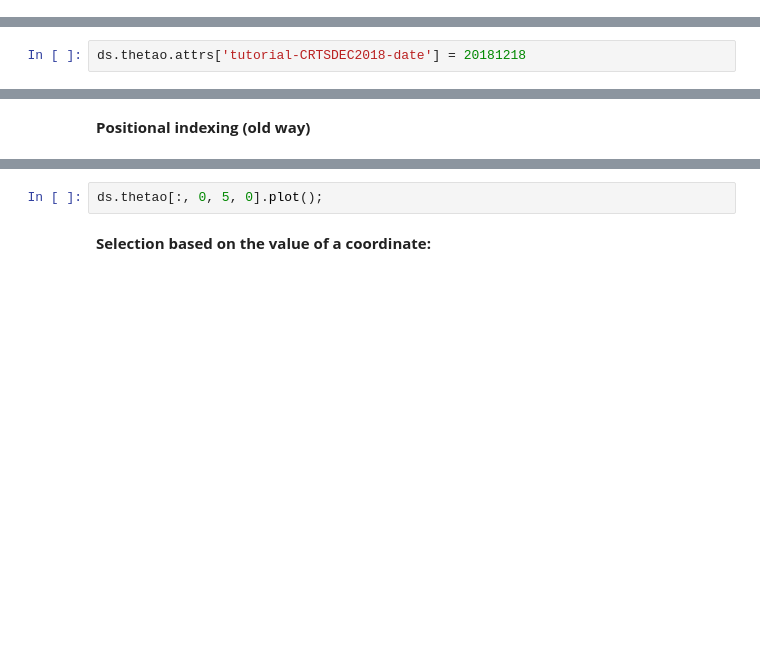
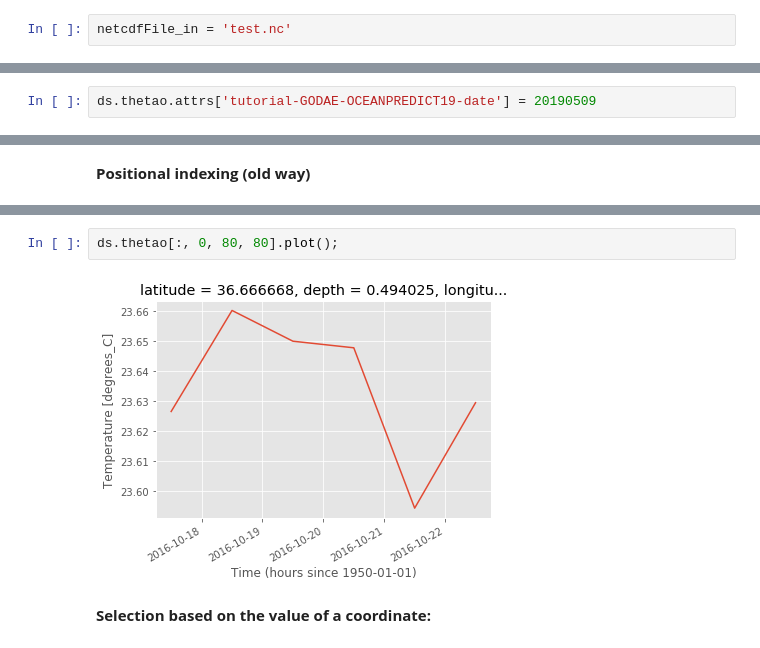
Before and after one commit to copernicusmarinegist/copernicus-venv, a Jupyter notebook: 00-Getting-Started.ipynb, the cells around one changed output, grey strips where cells are left out. Drawn from its saved outputs; the diff is of its cells as text; blank space fills up the shorter version.

```diff
--- a/00-Getting-Started.ipynb
+++ b/00-Getting-Started.ipynb
@@ -1514,3 +536,5 @@ netcdfFile_in = Path(Path(out_cmd.split()[1]) / Path(fic_cmd.split()[1]))
+# %%
+netcdfFile_in = 'test.nc'
 # %%
 ds = xr.open_dataset(netcdfFile_in)
 # %% [markdown]
@@ -1564,4 +664,4 @@ ds.thetao.attrs
 # %%
-ds.thetao.attrs['tutorial-CRTSDEC2018-date'] = 20181218
+ds.thetao.attrs['tutorial-GODAE-OCEANPREDICT19-date'] = 20190509
 # %%
 ds.thetao.attrs
@@ -1574,5 +713,7 @@ ds.thetao[:, 0, 5, 0]
 # %%
-ds.thetao[:, 0, 5, 0].plot();
+ds.thetao[:, 0, 80, 80].plot();
+# %% [output]
+[figure, added]
 # %% [markdown]
 **Selection based on the value of a coordinate:**
 # %%
```
Also changed, not shown: parts of 157 cells of this notebook.
